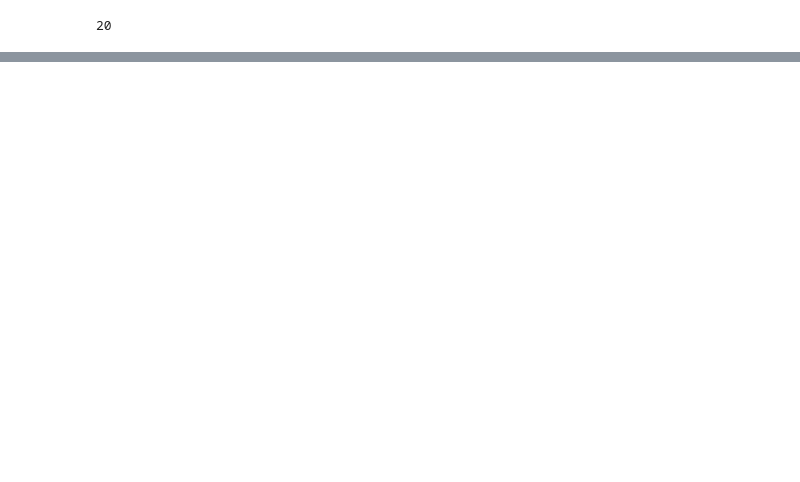
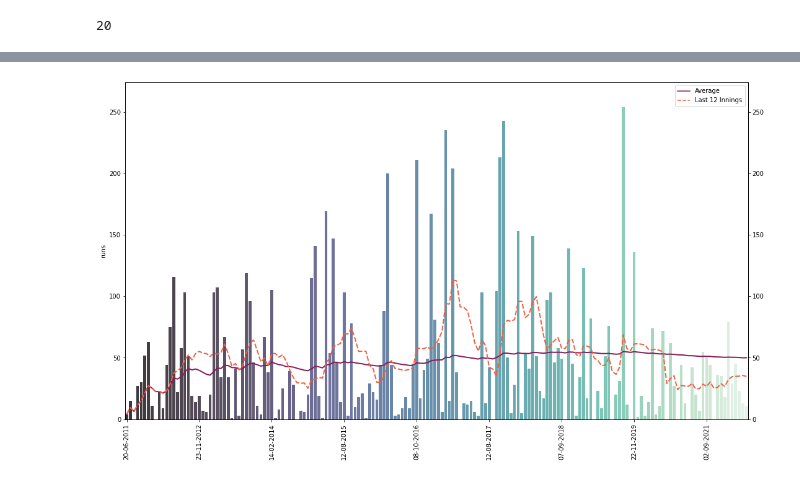
Before and after one commit to abhiramjoshi/cricket_analysis, a Jupyter notebook: codebase/Kohli/kohli_analysis.ipynb, the cells around one changed output, grey strips where cells are left out. Drawn from its saved outputs; the diff is of its cells as text; code cells hidden in the pictures; blank space fills up the shorter version.

```diff
--- a/codebase/Kohli/kohli_analysis.ipynb
+++ b/codebase/Kohli/kohli_analysis.ipynb
@@ -144,0 +93,3 @@ dismissals
+# %%
+gf.get_career_batting_graph(KOHLI_ID)
+# %% [output]
@@ -144,0 +113 @@ dismissals
+[figure, added]
```
Also changed, not shown: parts of 25 cells of this notebook, 2 other files.
